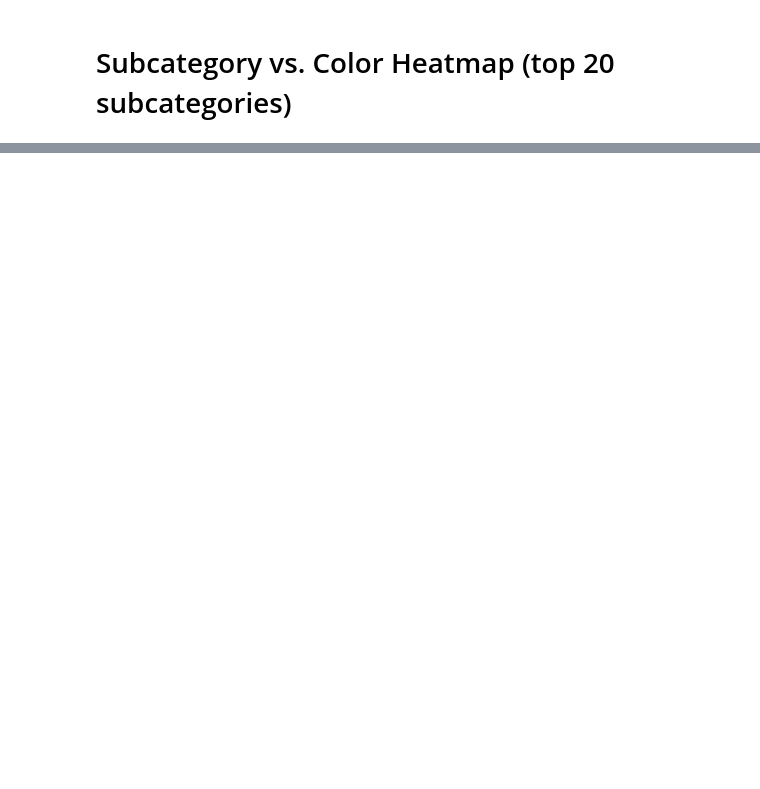
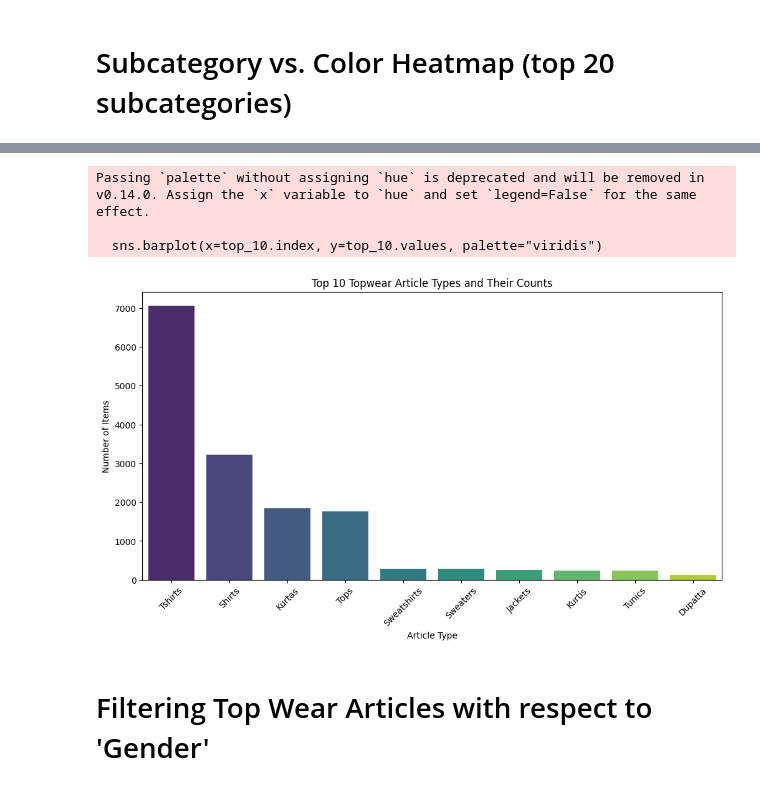
Before and after one commit to faseeh1279/cnn-product-recommendation-system, a Jupyter notebook: cnn-product-recommendation-system.ipynb, the cells around one changed output, grey strips where cells are left out. Drawn from its saved outputs; the diff is of its cells as text; code cells hidden in the pictures; blank space fills up the shorter version.

```diff
--- a/cnn-product-recommendation-system.ipynb
+++ b/cnn-product-recommendation-system.ipynb
@@ -476,0 +584,5 @@ plt.show()
+# %%
+topwear_df = styles_df[styles_df['subCategory'] == 'Topwear']
+# %%
+topwear_counts = topwear_df['articleType'].value_counts()
+topwear_counts.head(10)  # show top 10 for sanity check
@@ -476,0 +602,21 @@ plt.show()
+# %%
+import matplotlib.pyplot as plt
+import seaborn as sns
+
+# Take top 10 article types
+top_10 = topwear_counts[:10]
+
+plt.figure(figsize=(12, 6))
+sns.barplot(x=top_10.index, y=top_10.values, palette="viridis")
+plt.xticks(rotation=45)
+plt.title("Top 10 Topwear Article Types and Their Counts")
+plt.xlabel("Article Type")
+plt.ylabel("Number of Items")
+plt.show()
+# %% [output]
+Passing `palette` without assigning `hue` is deprecated and will be removed in v0.14.0. Assign the `x` variable to `hue` and set `legend=False` for the same effect.
+
+  sns.barplot(x=top_10.index, y=top_10.values, palette="viridis")
+[figure, added]
+# %% [markdown]
+# Filtering Top Wear Articles with respect to 'Gender'
```
Also changed, not shown: parts of 39 cells of this notebook.
